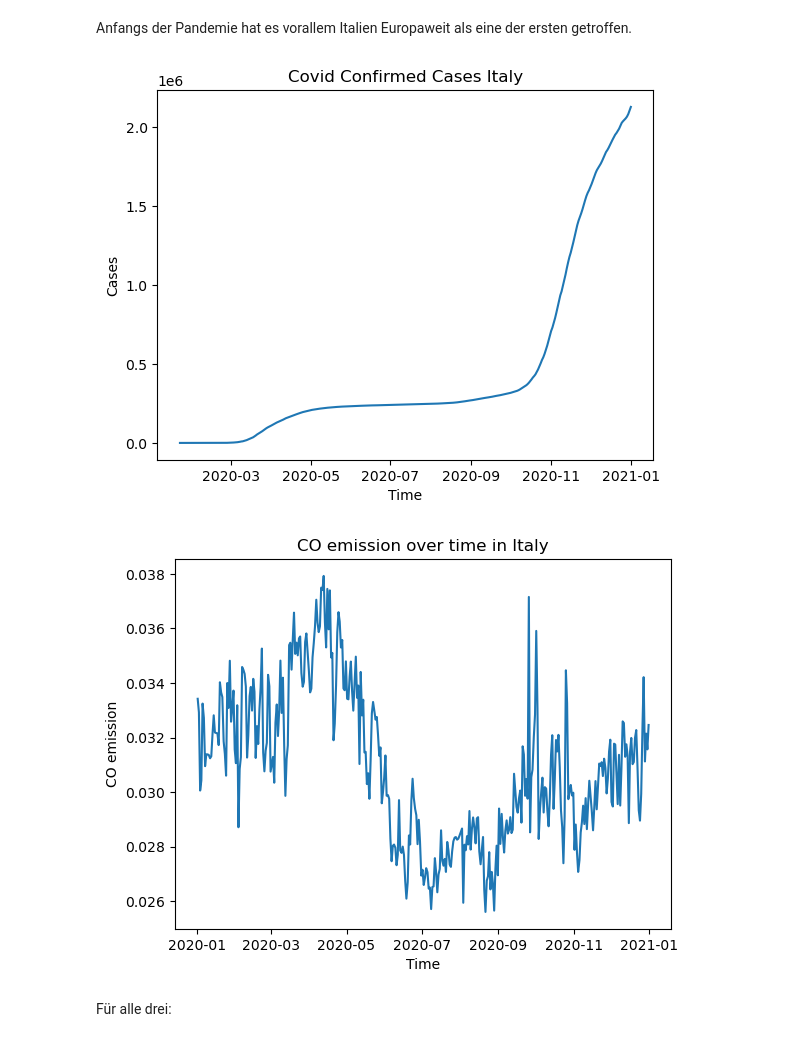
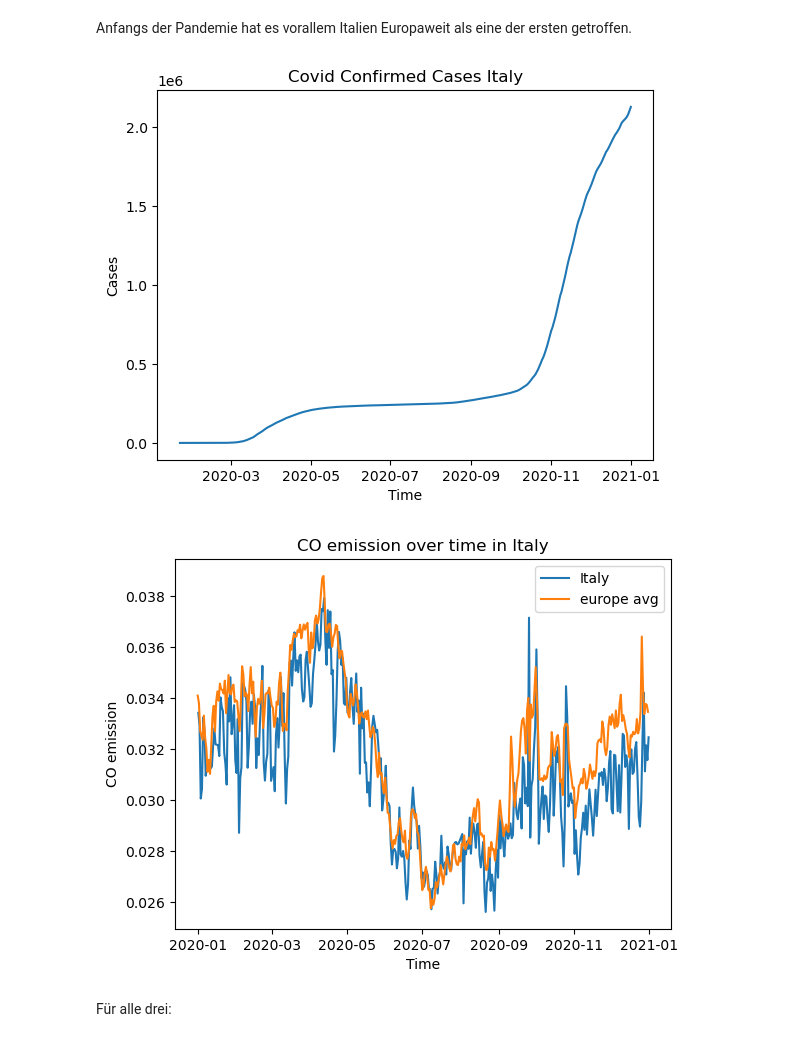
Before and after one commit to SunnyTrashpanda/BIGDA-Covid19-CO2, a Jupyter notebook: main.ipynb, the cells around one changed output. Drawn from its saved outputs; the diff is of its cells as text; code cells hidden in the pictures.

```diff
--- a/main.ipynb
+++ b/main.ipynb
@@ -535,0 +526,11 @@ only showing top 20 rows
+# %%
+europe_mr = europe_co_df.withColumn("start_time", substring("start_time", 1, 10)).rdd.map(lambda x: (x[0], x[1]))\
+    .mapValues(lambda x: (x, 1))\
+    .reduceByKey(lambda x, y: (x[0] + y[0], x[1] + y[1]))\
+        .mapValues(lambda x: x[0] / x[1])\
+        .sortBy(lambda x: x[1],ascending=False)\
+    .collect()
+# %%
+europe_mr = pd.DataFrame(europe_mr)
+europe_mr.sort_values(by=0, inplace=True)
+europe_mr
@@ -648,10 +665,14 @@ plt.show()
 
 d_co_df_pd = d_co_df.toPandas()
 d_co_df_pd["start_time"] = d_co_df_pd["start_time"].apply(lambda d: pd.to_datetime(str(d)))
-plt.plot(d_co_df_pd["start_time"], d_co_df_pd['avg_emission'])
+plt.plot(d_co_df_pd["start_time"], d_co_df_pd['avg_emission'], label='germany')
+europe_mr[0] = europe_mr[0].apply(lambda d: pd.to_datetime(str(d)))
+plt.plot(europe_mr[0], europe_mr[1], label='europe avg')
+
 plt.title('CO emission over time in Germany')
 plt.xlabel('Time')
 plt.ylabel('CO emission')
+plt.legend()
 plt.show()
 # %% [output]
 [figure]
@@ -663,22 +684,24 @@ Anfangs der Pandemie hat es vorallem Italien Europaweit als eine der ersten getr
 # %%
 it_covid_df_pd = it_covid_df.toPandas()
 it_covid_df_pd["created_at"] = it_covid_df_pd["created_at"].apply(lambda d: pd.to_datetime(str(d)))
 plt.plot(it_covid_df_pd["created_at"], it_covid_df_pd['cases'])
 plt.title('Covid Confirmed Cases Italy')
 plt.xlabel('Time')
 plt.ylabel('Cases')
 plt.show()
 
 it_co_df_pd = it_co_df.toPandas()
 it_co_df_pd["start_time"] = it_co_df_pd["start_time"].apply(lambda d: pd.to_datetime(str(d)))
-plt.plot(it_co_df_pd["start_time"], it_co_df_pd['avg_emission'])
+plt.plot(it_co_df_pd["start_time"], it_co_df_pd['avg_emission'], label='Italy')
+plt.plot(europe_mr[0], europe_mr[1], label='europe avg')
 plt.title('CO emission over time in Italy')
 plt.xlabel('Time')
 plt.ylabel('CO emission')
+plt.legend()
 plt.show()
 # %% [output]
 [figure]
-[figure, old version]
+[figure, new version]
 # %% [markdown]
 Für alle drei:
 # %%
```
Also changed, not shown: parts of 9 cells of this notebook.
